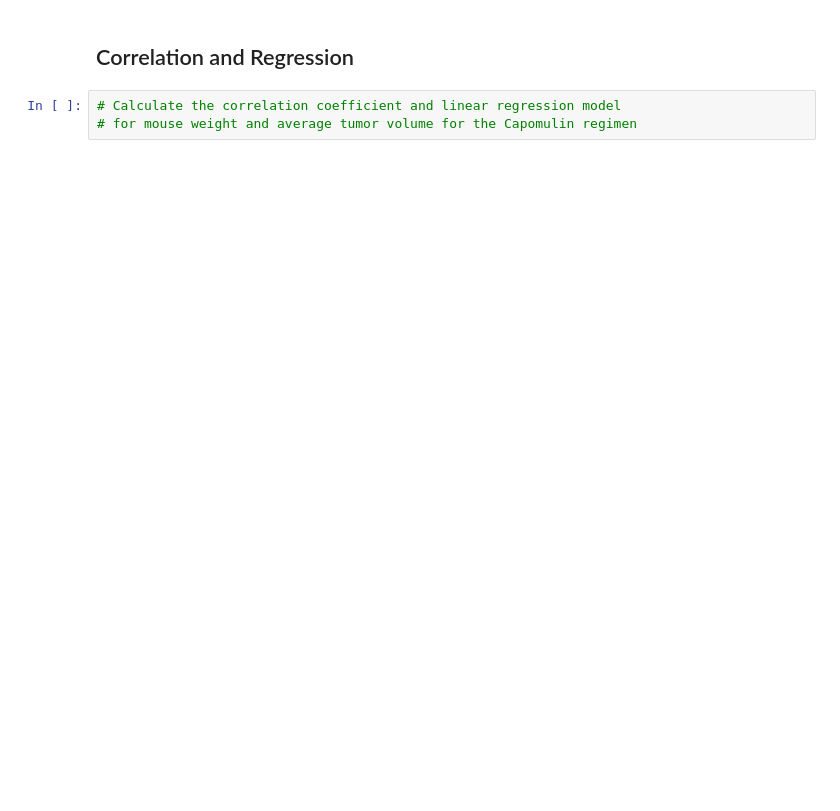
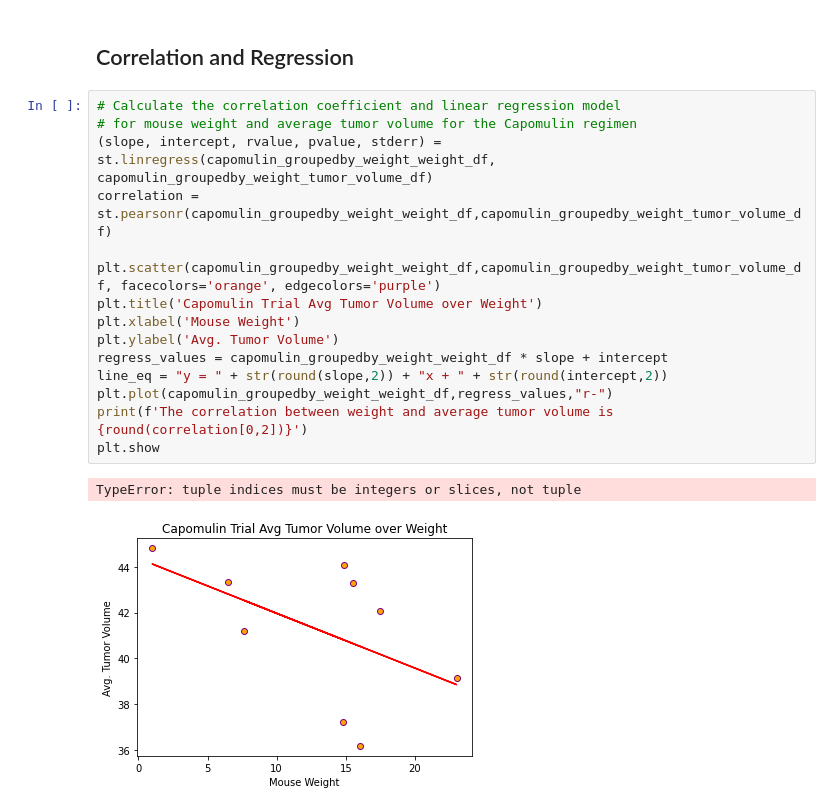
Before and after one commit to MMidwinter/matplotlib-challenge, a Jupyter notebook: Pymaceuticals/pymaceuticals_starter.ipynb, the cells around one changed output. Drawn from its saved outputs; the diff is of its cells as text; blank space fills up the shorter version.

```diff
--- a/Pymaceuticals/pymaceuticals_starter.ipynb
+++ b/Pymaceuticals/pymaceuticals_starter.ipynb
@@ -224,5 +414,20 @@ plt.axis("equal")
 # %% [markdown]
 ## Correlation and Regression
-# %%
-# Calculate the correlation coefficient and linear regression model
-# for mouse weight and average tumor volume for the Capomulin regimen
+# %%
+# Calculate the correlation coefficient and linear regression model
+# for mouse weight and average tumor volume for the Capomulin regimen
+(slope, intercept, rvalue, pvalue, stderr) = st.linregress(capomulin_groupedby_weight_weight_df, capomulin_groupedby_weight_tumor_volume_df)
+correlation = st.pearsonr(capomulin_groupedby_weight_weight_df,capomulin_groupedby_weight_tumor_volume_df)
+
+plt.scatter(capomulin_groupedby_weight_weight_df,capomulin_groupedby_weight_tumor_volume_df, facecolors='orange', edgecolors='purple')
+plt.title('Capomulin Trial Avg Tumor Volume over Weight')
+plt.xlabel('Mouse Weight')
+plt.ylabel('Avg. Tumor Volume')
+regress_values = capomulin_groupedby_weight_weight_df * slope + intercept
+line_eq = "y = " + str(round(slope,2)) + "x + " + str(round(intercept,2))
+plt.plot(capomulin_groupedby_weight_weight_df,regress_values,"r-")
+print(f'The correlation between weight and average tumor volume is {round(correlation[0,2])}')
+plt.show
+# %% [output]
+TypeError: tuple indices must be integers or slices, not tuple
+[figure, added]
```
Also changed, not shown: parts of 14 cells of this notebook.
